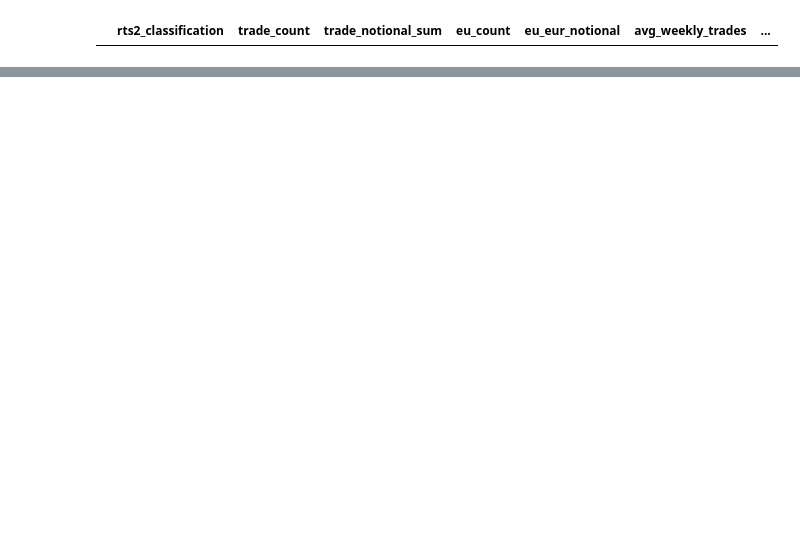
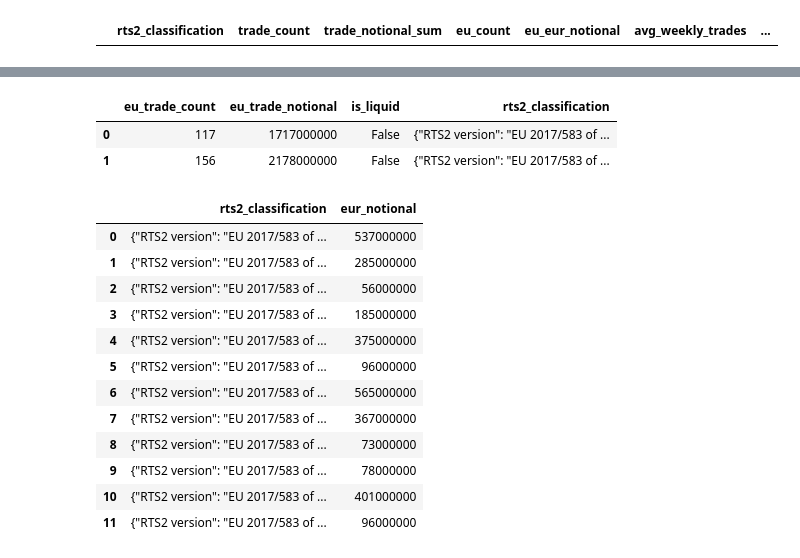
Before and after one commit to bwbadger/mifid2-rts, a Jupyter notebook: rts/Using sample trades in an SI calculation.ipynb, the cells around one changed output, grey strips where cells are left out. Cells and saved outputs as stored; diff of their text form; code cells hidden in the pictures; blank space fills up the shorter version.

```diff
--- a/rts/Using sample trades in an SI calculation.ipynb
+++ b/rts/Using sample trades in an SI calculation.ipynb
@@ -469,0 +508,41 @@ report.report()
+# %%
+def eu_data_for_sub_class(sub_class):
+    return dict(
+        rts2_classification=sub_class.rts2_string,
+        is_liquid=sub_class.is_liquid,
+        eu_trade_count=sub_class.aggregations.eu_trade_count,
+        eu_trade_notional=sub_class.aggregations.eu_notional_sum,
+        )
+
+# The set of all trades (by LEI if there is more than one)
+eu_sub_class_data = pd.DataFrame.from_records([eu_data_for_sub_class(s) \
+                                     for s in list(report.sub_classes.values())])
+#len(report.sub_classes)
+eu_sub_class_data.head(2)
+# %% [output]
+|  | eu_trade_count | eu_trade_notional | is_liquid | rts2_classification |
+| 0 | 117 | 1717000000 | False | {"RTS2 version": "EU 2017/583 of ... |
+| 1 | 156 | 2178000000 | False | {"RTS2 version": "EU 2017/583 of ... |
+# %%
+# Get the sum of all trades by RTS 2 sub class.
+# This should exactly match the figure in the OO report.
+
+all_trades_notional_sum_series = all_trades[['rts2_classification', 'eur_notional']]\
+    .groupby(by='rts2_classification').sum()
+sums_df = pd.DataFrame(all_trades_notional_sum_series).reset_index()
+# Rename the column to all_trades_eur_notional
+sums_df
+# %% [output]
+|  | rts2_classification | eur_notional |
+| 0 | {"RTS2 version": "EU 2017/583 of ... | 537000000 |
+| 1 | {"RTS2 version": "EU 2017/583 of ... | 285000000 |
+| 2 | {"RTS2 version": "EU 2017/583 of ... | 56000000 |
+| 3 | {"RTS2 version": "EU 2017/583 of ... | 185000000 |
+| 4 | {"RTS2 version": "EU 2017/583 of ... | 375000000 |
+| 5 | {"RTS2 version": "EU 2017/583 of ... | 96000000 |
+| 6 | {"RTS2 version": "EU 2017/583 of ... | 565000000 |
+| 7 | {"RTS2 version": "EU 2017/583 of ... | 367000000 |
+| 8 | {"RTS2 version": "EU 2017/583 of ... | 73000000 |
+| 9 | {"RTS2 version": "EU 2017/583 of ... | 78000000 |
+| 10 | {"RTS2 version": "EU 2017/583 of ... | 401000000 |
+| 11 | {"RTS2 version": "EU 2017/583 of ... | 96000000 |
```
Also changed, not shown: parts of 6 cells of this notebook.
